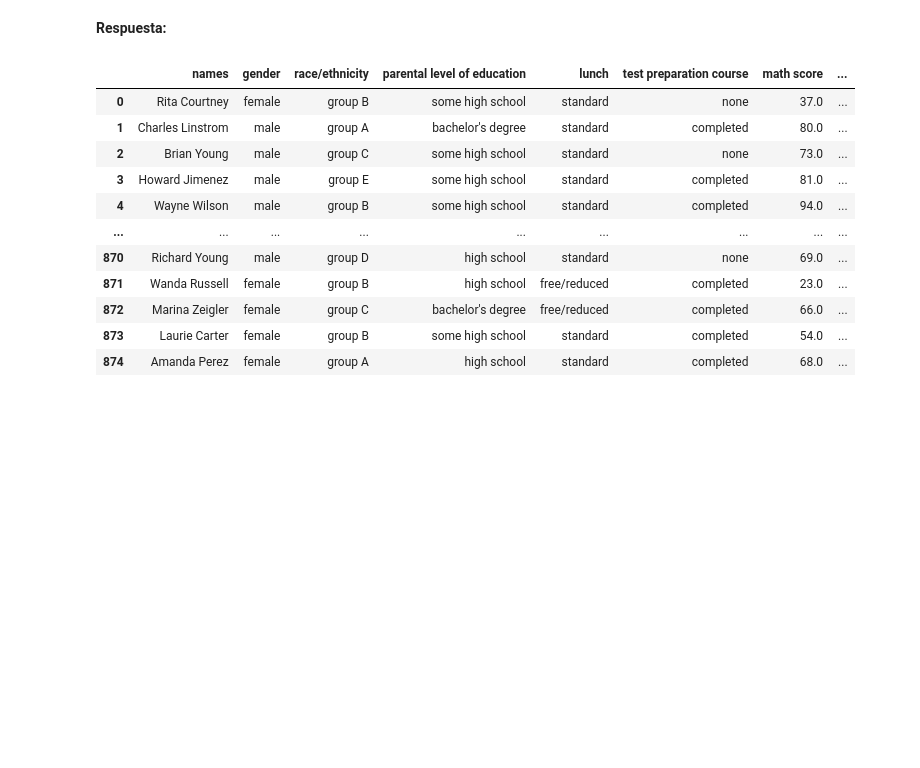
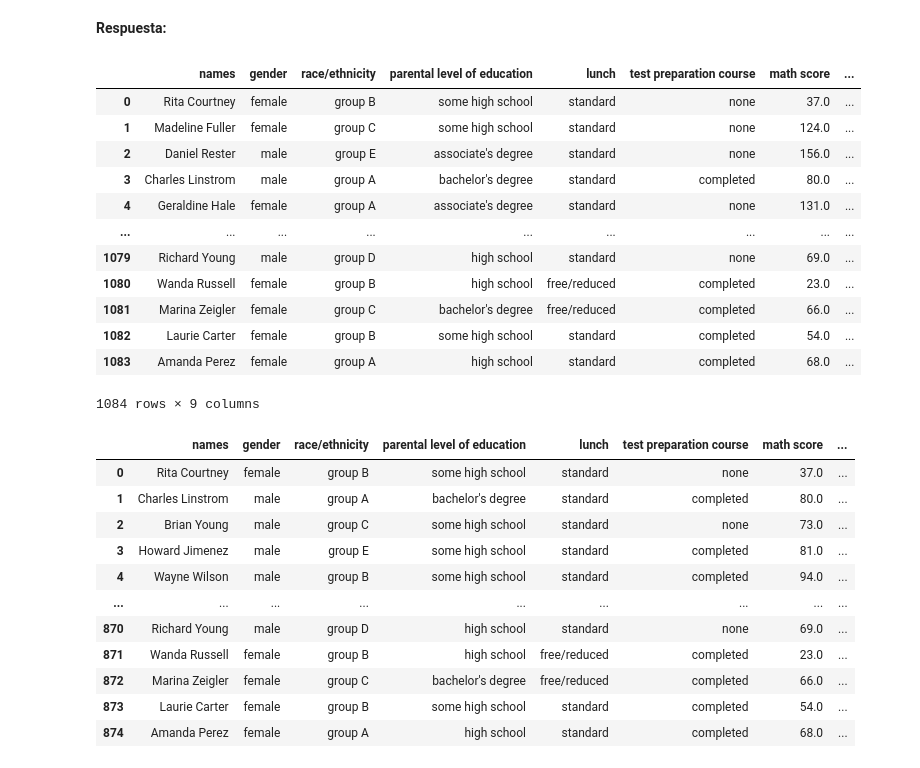
Before and after one commit to BnjmnNicholas/MDS7202-2023-2, a Jupyter notebook: LAB 4/Laboratorio4_enunciado.ipynb, the cells around one changed output. Cells and saved outputs as stored; diff of their text form; code cells hidden in the pictures; blank space fills up the shorter version.

Commit message:
Update Laboratorio4_enunciado.ipynb
Se implementan funciones exploratory , cleandata, notachilena.

FALTA: ver que hacer con los datos sobre 100

````diff
--- a/LAB 4/Laboratorio4_enunciado.ipynb
+++ b/LAB 4/Laboratorio4_enunciado.ipynb
@@ -104,6 +104,10 @@ A continuación se muestra un ejemplo de los dos primeros registros del dataset:
 path = 'B:\GITPROJECTS\LAB MDS\MDS7202-2023-2\LAB 4'
 
 df_grades = pd.read_json(path + '\students_grades.json')
+# %%
+df_grades['math score'] = pd.to_numeric(df_grades['math score'], errors='coerce')
+df_grades['reading score'] = pd.to_numeric(df_grades['reading score'], errors='coerce')
+df_grades['writing score'] = pd.to_numeric(df_grades['writing score'], errors='coerce')
 # %% [markdown]
 
 <p align="center">
@@ -306,6 +344,33 @@ En base a lo realizado anteriormente, realice una limpieza de los dataset. Asuma
 Puede ser útil los métodos ```.drop_duplicates()``` y ```.dropna()``` como también utilizar queries con máscaras booleanas.
 # %% [markdown]
 **Respuesta:**
+# %%
+def clean_data(dataframe):
+    # creamos una copia
+    df = dataframe.copy()
+    # drop duplicates and drop na
+    df.drop_duplicates(subset='names', inplace=True)
+    df.dropna(inplace=True)
+    # reset index
+    df.reset_index(drop=True, inplace=True)
+    return df
+# %%
+df_grades = clean_data(df_grades)
+df_grades
+# %% [output]
+|  | names | gender | race/ethnicity | parental level of education | lunch | test preparation course | math score | ... |
+| 0 | Rita Courtney | female | group B | some high school | standard | none | 37.0 | ... |
+| 1 | Madeline Fuller | female | group C | some high school | standard | none | 124.0 | ... |
+| 2 | Daniel Rester | male | group E | associate's degree | standard | none | 156.0 | ... |
+| 3 | Charles Linstrom | male | group A | bachelor's degree | standard | completed | 80.0 | ... |
+| 4 | Geraldine Hale | female | group A | associate's degree | standard | none | 131.0 | ... |
+| ... | ... | ... | ... | ... | ... | ... | ... | ... |
+| 1079 | Richard Young | male | group D | high school | standard | none | 69.0 | ... |
+| 1080 | Wanda Russell | female | group B | high school | free/reduced | completed | 23.0 | ... |
+| 1081 | Marina Zeigler | female | group C | bachelor's degree | free/reduced | completed | 66.0 | ... |
+| 1082 | Laurie Carter | female | group B | some high school | standard | completed | 54.0 | ... |
+| 1083 | Amanda Perez | female | group A | high school | standard | completed | 68.0 | ... |
+1084 rows × 9 columns
 # %%
 df_grades = clean_data(df_grades)
 df_grades
````
Also changed, not shown: parts of 8 cells of this notebook.
